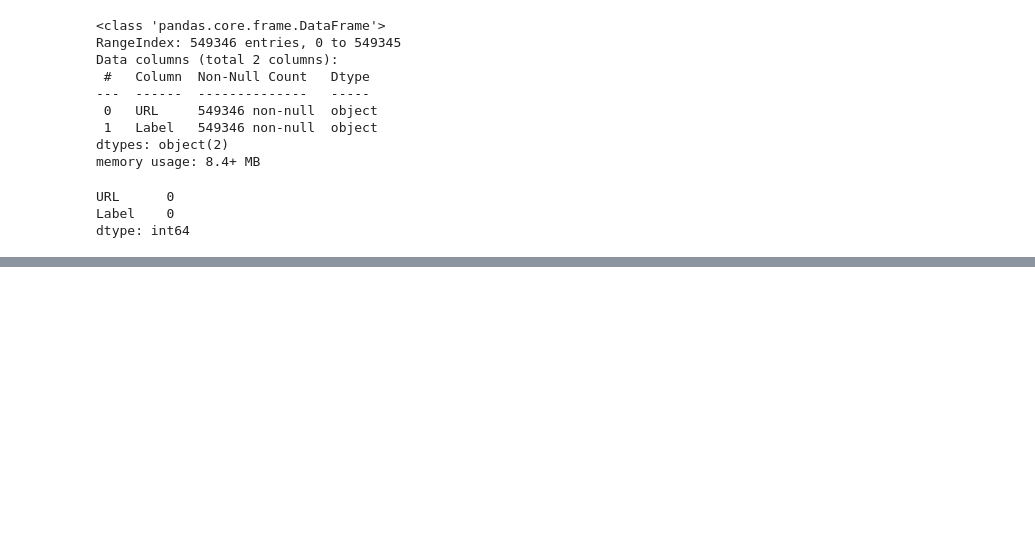
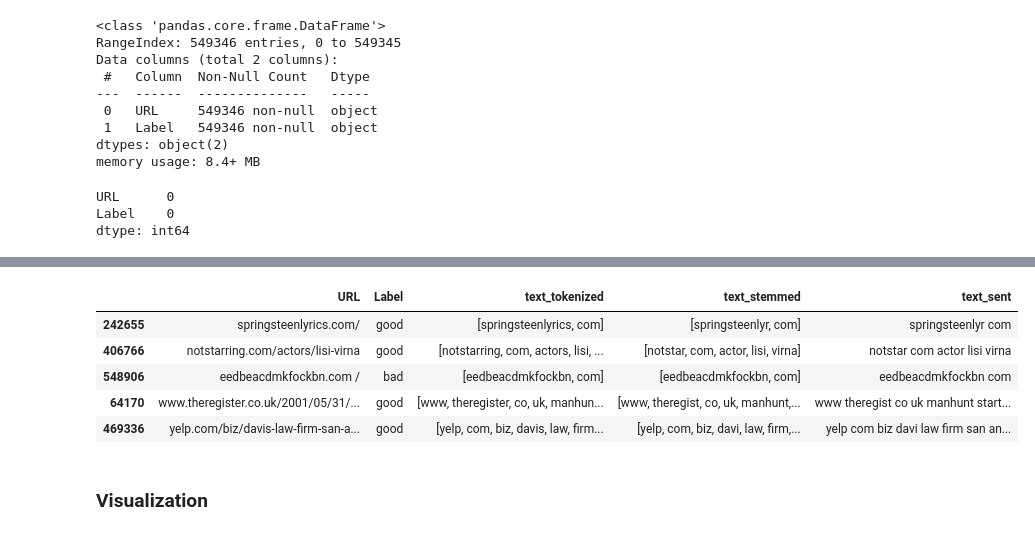
Before and after one commit to giacomovitangeli/phishing-detection, a Jupyter notebook: main.ipynb, the cells around one changed output, grey strips where cells are left out. Cells and saved outputs as stored; diff of their text form; code cells hidden in the pictures; blank space fills up the shorter version.

```diff
--- a/main.ipynb
+++ b/main.ipynb
@@ -54,0 +64,3 @@ fig.show()
+# %%
+tokenizer = RegexpTokenizer(r'[A-Za-z]+')
+urls_df.URL[0]
@@ -54,0 +89,2 @@ fig.show()
+# %%
+urls_df['text_tokenized'] = urls_df.URL.map(lambda t: tokenizer.tokenize(t))
@@ -54,0 +100,3 @@ fig.show()
+# %%
+stemmer = SnowballStemmer("english")
+urls_df['text_stemmed'] = urls_df['text_tokenized'].map(lambda l: [stemmer.stem(word) for word in l])
@@ -54,0 +112,13 @@ fig.show()
+# %%
+urls_df['text_sent'] = urls_df['text_stemmed'].map(lambda l: ' '.join(l))
+# %%
+urls_df.sample(5)
+# %% [output]
+|  | URL | Label | text_tokenized | text_stemmed | text_sent |
+| 242655 | springsteenlyrics.com/ | good | [springsteenlyrics, com] | [springsteenlyr, com] | springsteenlyr com |
+| 406766 | notstarring.com/actors/lisi-virna | good | [notstarring, com, actors, lisi, ... | [notstar, com, actor, lisi, virna] | notstar com actor lisi virna |
+| 548906 | eedbeacdmkfockbn.com / | bad | [eedbeacdmkfockbn, com] | [eedbeacdmkfockbn, com] | eedbeacdmkfockbn com |
+| 64170 | www.theregister.co.uk/2001/05/31/... | good | [www, theregister, co, uk, manhun... | [www, theregist, co, uk, manhunt,... | www theregist co uk manhunt start... |
+| 469336 | yelp.com/biz/davis-law-firm-san-a... | good | [yelp, com, biz, davis, law, firm... | [yelp, com, biz, davi, law, firm,... | yelp com biz davi law firm san an... |
+# %% [markdown]
+### Visualization
```
Also changed, not shown: parts of 13 cells of this notebook, 1 other file.
